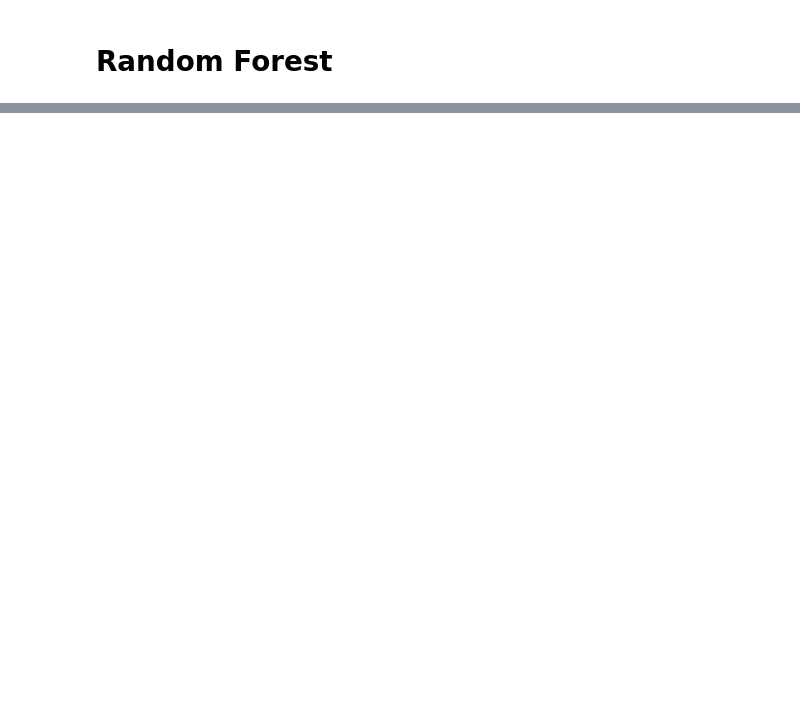
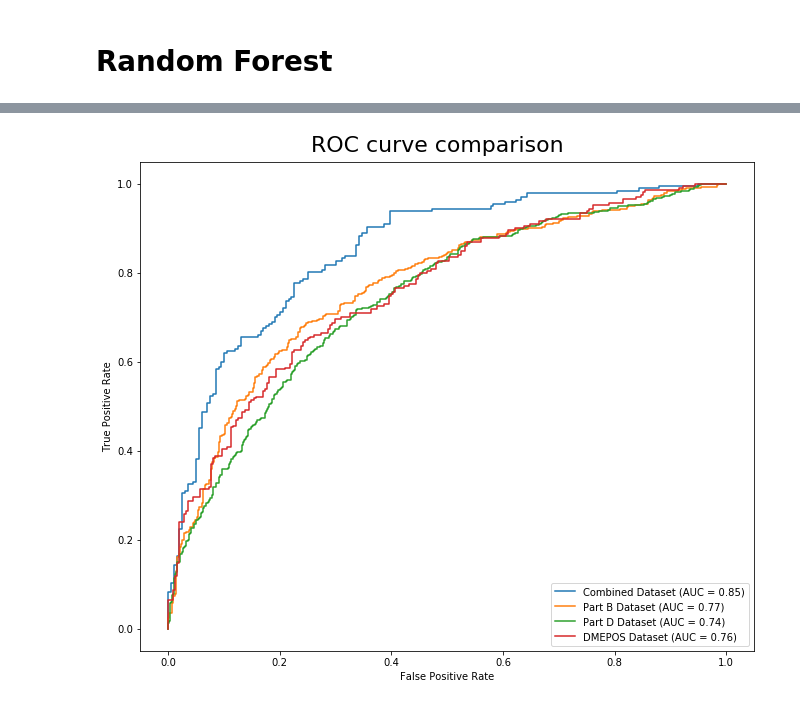
Before and after one commit to brenfrrs/medicare_fraud, a Jupyter notebook: modeling.ipynb, the cells around one changed output, grey strips where cells are left out. Cells and saved outputs as stored; diff of their text form; code cells hidden in the pictures; blank space fills up the shorter version.

```diff
--- a/modeling.ipynb
+++ b/modeling.ipynb
@@ -223,0 +205,28 @@ grid_tree_rf.best_params_
+# %%
+tree_rf_b = RandomizedSearchCV(rf_b,
+                                  param_grid_rf,
+                                  cv=5,
+                                  verbose=1,
+                                  n_jobs=-1,
+                                  scoring='f1')
+
+tree_rf_d = RandomizedSearchCV(rf_d,
+                                  param_grid_rf,
+                                  cv=5,
+                                  verbose=1,
+                                  n_jobs=-1,
+                                  scoring='f1')
+
+tree_rf_dmepos = RandomizedSearchCV(rf_dmepos,
+                                  param_grid_rf,
+                                  cv=5,
+                                  verbose=1,
+                                  n_jobs=-1,
+                                  scoring='f1')
+
+tree_rf_combined = RandomizedSearchCV(rf_combined,
+                                  param_grid_rf,
+                                  cv=5,
+                                  verbose=1,
+                                  n_jobs=-1,
+                                  scoring='f1')
@@ -223,0 +314,9 @@ grid_tree_rf.best_params_
+# %%
+ROC_combined = metrics.plot_roc_curve(tree_rf_combined, X_test_combined, y_test_combined, name='Combined Dataset')
+ROC_partb = metrics.plot_roc_curve(tree_rf_b, X_test_b, y_test_b, name='Part B Dataset', ax=ROC_combined.ax_)
+ROC_partd = metrics.plot_roc_curve(tree_rf_d, X_test_d, y_test_d, name="Part D Dataset", ax = ROC_combined.ax_)
+ROC_dmepos = metrics.plot_roc_curve(tree_rf_dmepos, X_test_dmepos, y_test_dmepos, name="DMEPOS Dataset", ax = ROC_combined.ax_)
+ROC_dmepos.figure_.suptitle("ROC curve comparison", y=.92, size=22);
+ROC_combined.figure_.set_size_inches(11,9)
+# %% [output]
+[figure, added]
```
Also changed, not shown: parts of 21 cells of this notebook.
